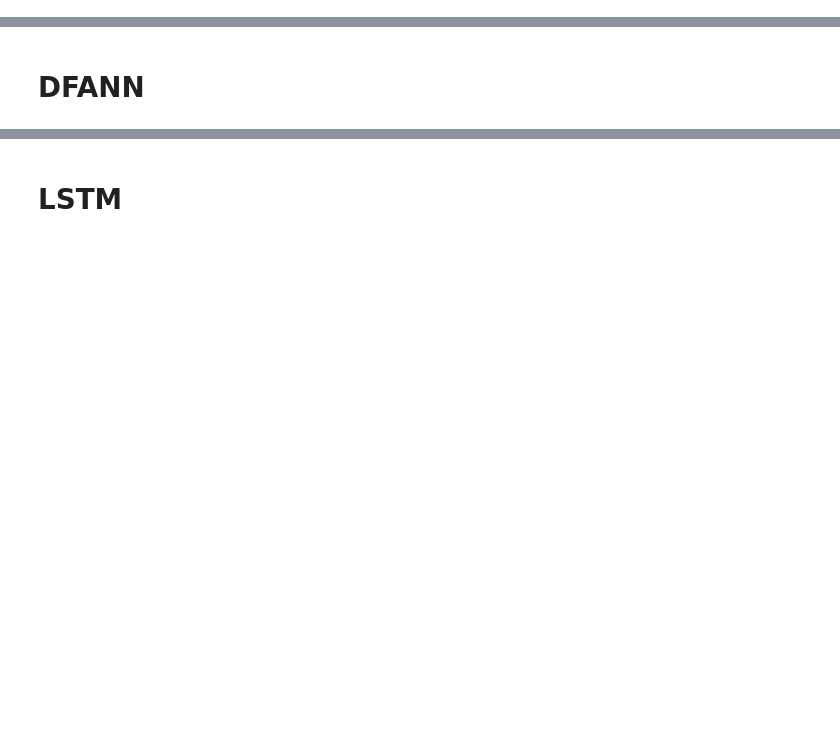
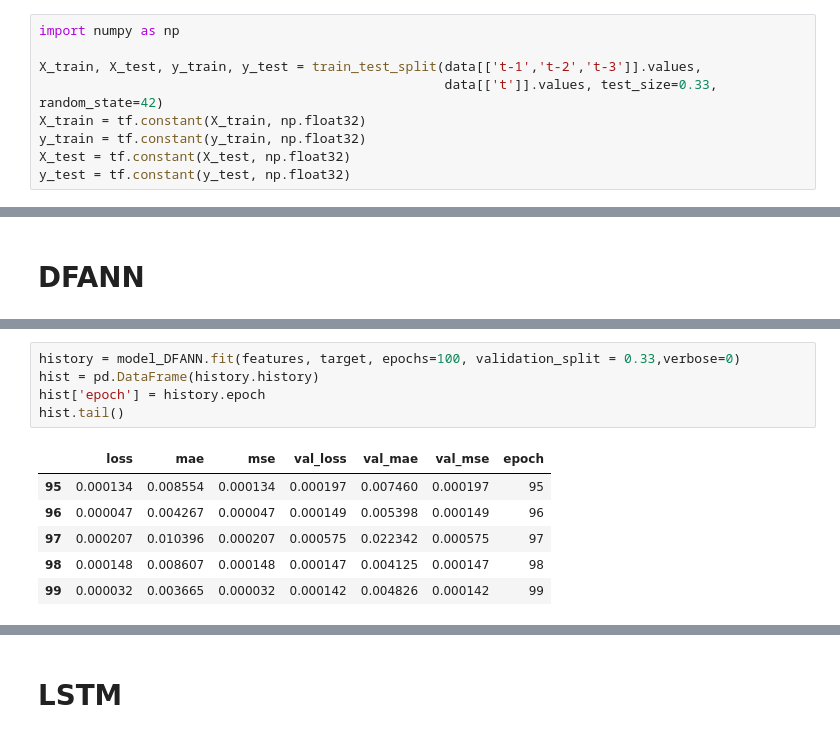
Before and after one commit to Fabross/IPD440_Earthquake_project, a Jupyter notebook: notebooks/NNs.ipynb, the cells around one changed output, grey strips where cells are left out. Saved outputs shown, nothing was run; the diff lists cells and outputs as text; blank space fills up the shorter version.

```diff
--- a/notebooks/NNs.ipynb
+++ b/notebooks/NNs.ipynb
@@ -6,0 +48,9 @@ from keras.utils import plot_model
+# %%
+import numpy as np
+
+X_train, X_test, y_train, y_test = train_test_split(data[['t-1','t-2','t-3']].values,
+                                                    data[['t']].values, test_size=0.33, random_state=42)
+X_train = tf.constant(X_train, np.float32)
+y_train = tf.constant(y_train, np.float32)
+X_test = tf.constant(X_test, np.float32)
+y_test = tf.constant(y_test, np.float32)
@@ -26,0 +147,12 @@ plot_model(model_DFANN, to_file='model_DFANN.png', show_shapes=True)
+# %%
+history = model_DFANN.fit(features, target, epochs=100, validation_split = 0.33,verbose=0)
+hist = pd.DataFrame(history.history)
+hist['epoch'] = history.epoch
+hist.tail()
+# %% [output]
+|  | loss | mae | mse | val_loss | val_mae | val_mse | epoch |
+| 95 | 0.000134 | 0.008554 | 0.000134 | 0.000197 | 0.007460 | 0.000197 | 95 |
+| 96 | 0.000047 | 0.004267 | 0.000047 | 0.000149 | 0.005398 | 0.000149 | 96 |
+| 97 | 0.000207 | 0.010396 | 0.000207 | 0.000575 | 0.022342 | 0.000575 | 97 |
+| 98 | 0.000148 | 0.008607 | 0.000148 | 0.000147 | 0.004125 | 0.000147 | 98 |
+| 99 | 0.000032 | 0.003665 | 0.000032 | 0.000142 | 0.004826 | 0.000142 | 99 |
```
Also changed, not shown: parts of 23 cells of this notebook, 15 other files.
